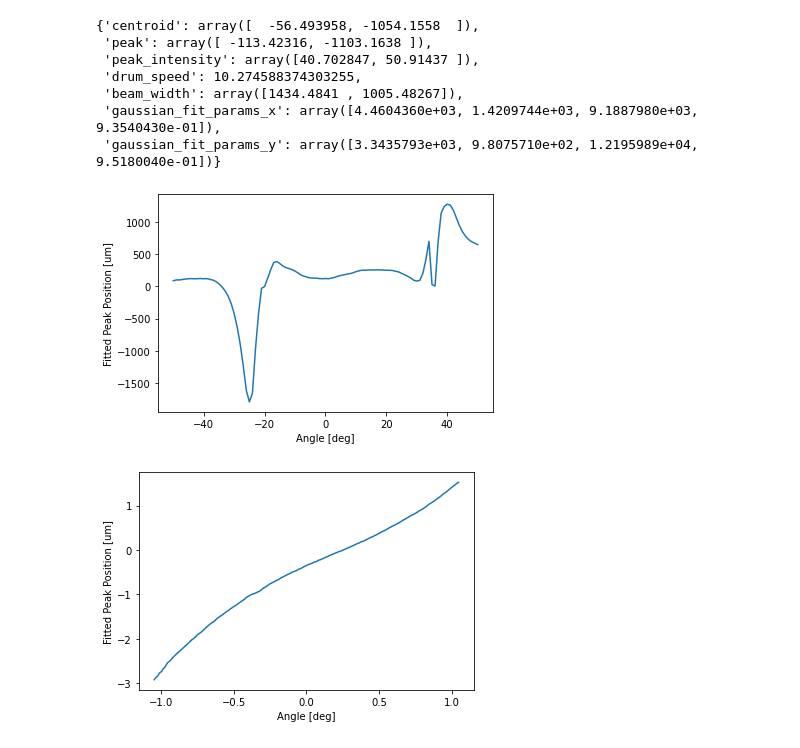
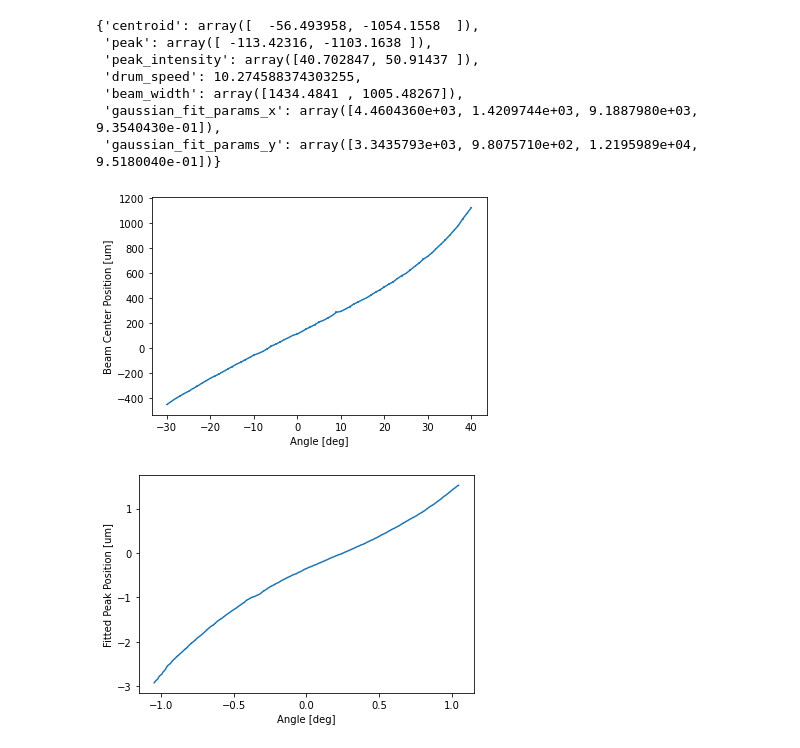
Before and after one commit to Jfeatherstone/IndexOfRefractionMeasurement, a Jupyter notebook: BeamTracking.ipynb, the cells around one changed output. Cells and saved outputs as stored; diff of their text form; code cells hidden in the pictures.

```diff
--- a/BeamTracking.ipynb
+++ b/BeamTracking.ipynb
@@ -53,8 +53,8 @@ bp2Device.getMeasurement()
  'gaussian_fit_params_x': array([4.4604360e+03, 1.4209744e+03, 9.1887980e+03, 9.3540430e-01]),
  'gaussian_fit_params_y': array([3.3435793e+03, 9.8075710e+02, 1.2195989e+04, 9.5180040e-01])}
 # %%
-stage.moveAbsolute(50)
-desiredAngle = -50
+stage.moveAbsolute(40)
+desiredAngle = -40
 
 dtheta = -1
 averagingMeasurements = 20
@@ -65,6 +65,8 @@ gausCenterArr = []
 temperatureArr = []
 humidityArr = []
 peakPositionSTDArr = []
+centroidPosSTDArr = []
+gausCenterSTDArr = []
 angleArr = []
 
 while stage.getAngle() > desiredAngle:
@@ -79,34 +81,37 @@ while stage.getAngle() > desiredAngle:
 
         peakIndividualMeasurements[i] = measure["peak"][0]
         centroidIndividualMeasurements[i] = measure["centroid"][0]
         gausIndividualMeasurements[i] = measure["gaussian_fit_params_x"][0]
 
     peakPositionArr.append(np.mean(peakIndividualMeasurements))
     peakPositionSTDArr.append(np.std(peakIndividualMeasurements))
 
     centroidPosArr.append(np.mean(centroidIndividualMeasurements))
+    centroidPosSTDArr.append(np.std(centroidIndividualMeasurements))
+
     gausCenterArr.append(np.mean(gausIndividualMeasurements))
+    gausCenterSTDArr.append(np.std(gausIndividualMeasurements))
 
     temperatureArr.append(temperatureSensor.get_temperature()/100)
     humidityArr.append(humiditySensor.get_humidity()/10)
 
     angleArr.append(stage.getAngle())
 
     clear_output(wait=True)
 
-    plt.errorbar(angleArr, centroidPosArr)
+    plt.errorbar(angleArr, centroidPosArr, yerr=centroidPosSTDArr)
     plt.xlabel("Angle [deg]")
-    plt.ylabel("Fitted Peak Position [um]")
+    plt.ylabel("Beam Center Position [um]")
     plt.show()
 
     # There tend to be some issues with the motion controller crashing
     # every now and again, so we can sorta account for that
     try:
         stage.moveRelative(dtheta)
     except:
         # If it crashes, we wait for it to reboot
         print("Motion controller crashed")
         raise Exception()
 # %% [output]
-[figure, old version]
+[figure, new version]
 # %%
```
Also changed, not shown: parts of 1 cell of this notebook, 3 other files.
